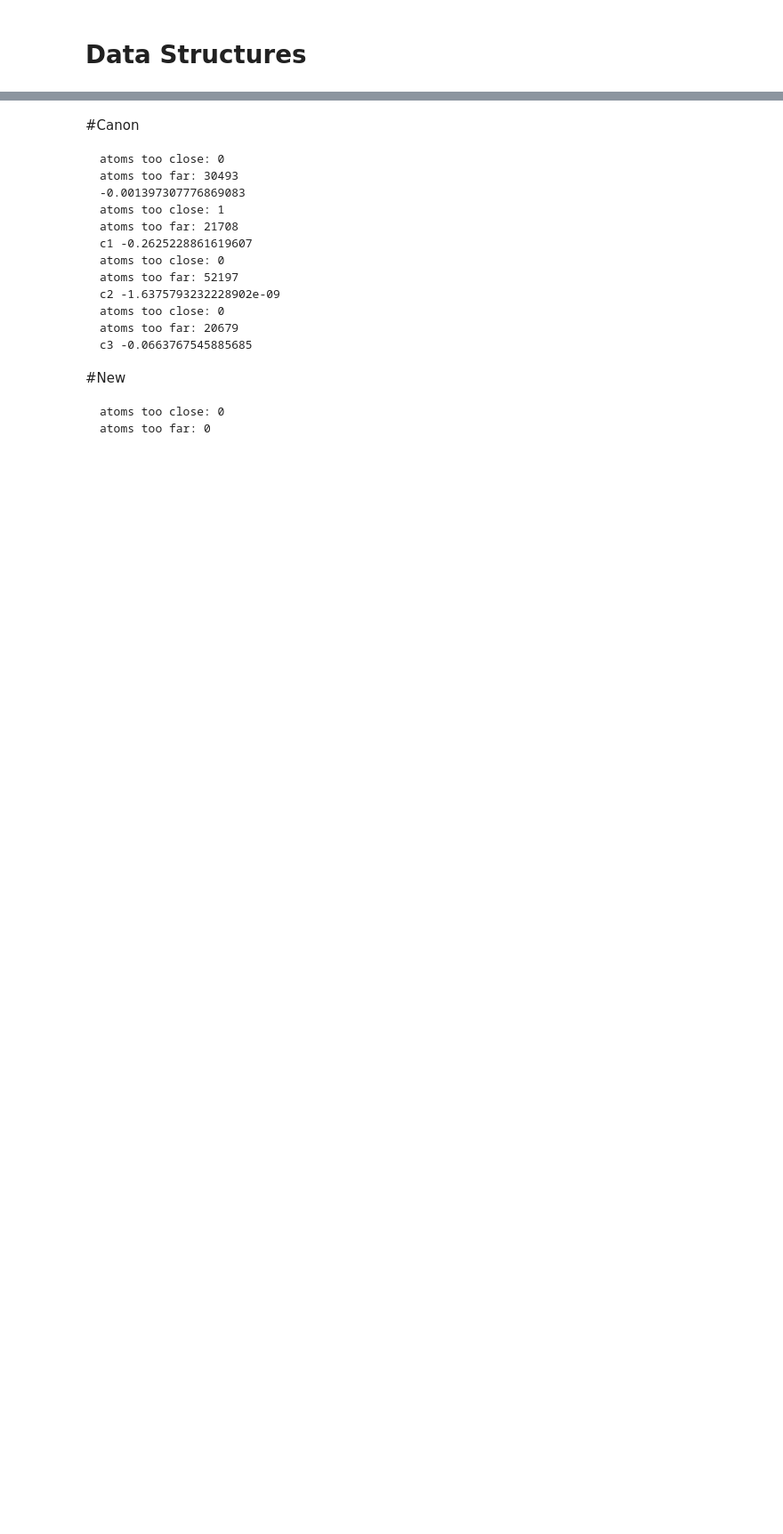
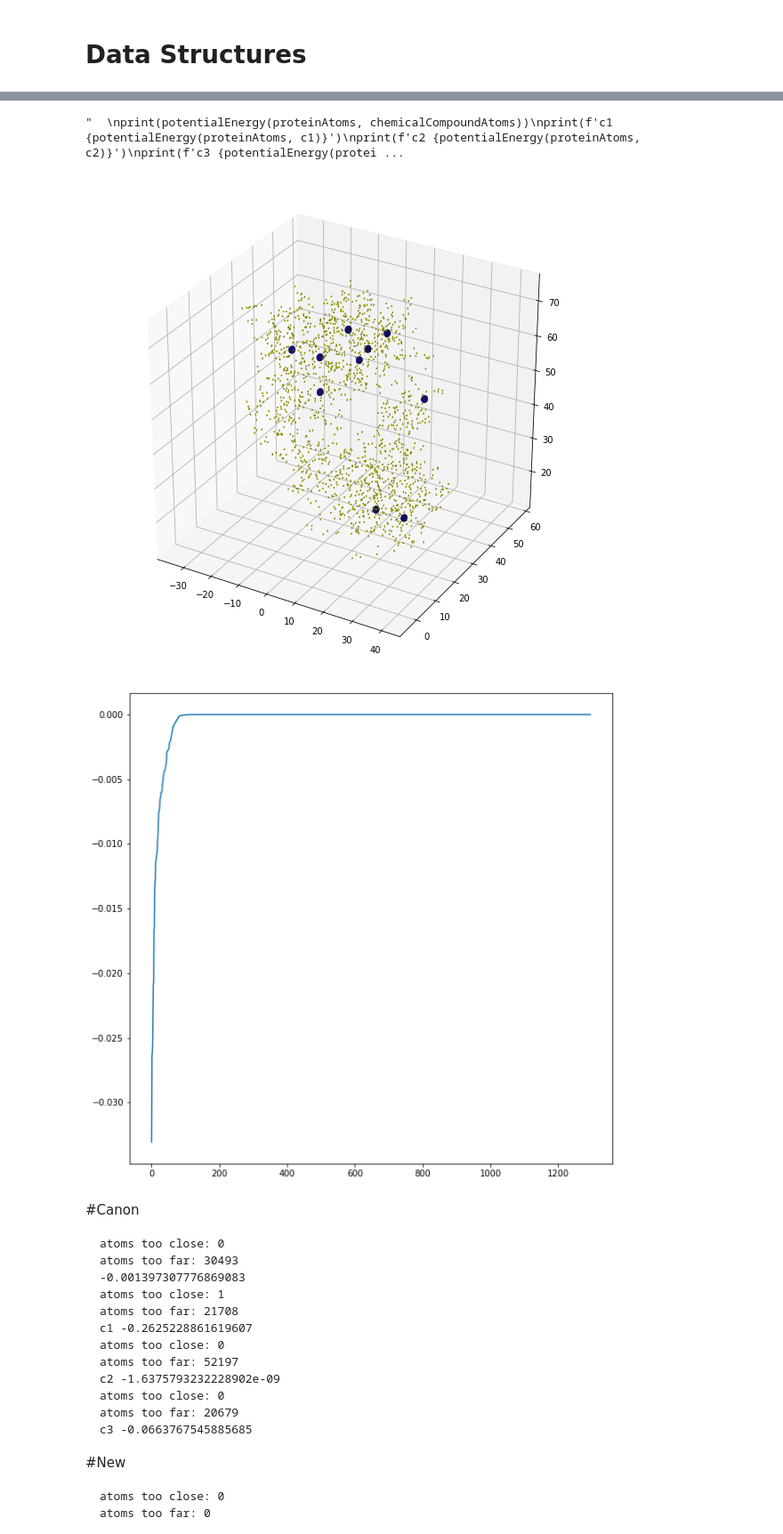
Before and after one commit to savpatpanda/protein, a Jupyter notebook: notebook.ipynb, the cells around one changed output, grey strips where cells are left out. Shown: that part at 89% size. Saved outputs shown, nothing was run; the diff lists cells and outputs as text; code cells hidden in the pictures; blank space fills up the shorter version.

````diff
--- a/notebook.ipynb
+++ b/notebook.ipynb
@@ -329,15 +329,15 @@ def heatmap(prot, chem, ax):
 
   points = []
   intensities = []
-  for i in range(-10, 51, 5):
-    for j in range(-10, 51, 5):
-      for k in range(-20, 11, 2):
+  for i in range(-10, 101, 10):
+    for j in range(-10, 101, 10):
+      for k in range(-70, 11, 10):
         energy = potentialEnergy(prot, translateAtoms(chem, (i, j, k)))
         intensities.append(energy)
         points.append(np.array(chemicalCompound.mean) + np.array([i,j,k]))
 
   top = sorted(list(zip(points, intensities)), key = lambda x: x[1])
-  top = top[:5]
+  top = top[:10]
   points, intz = zip(*top)
   print(points)
   print(intz)
@@ -362,3 +362,4 @@ print(f'c1 {potentialEnergy(proteinAtoms, c1)}')
 print(f'c2 {potentialEnergy(proteinAtoms, c2)}')
 print(f'c3 {potentialEnergy(proteinAtoms, c3)}')
 '''
+# %% [output]
@@ -365,3 +369,6 @@ print(f'c3 {potentialEnergy(proteinAtoms, c3)}')
+"  \nprint(potentialEnergy(proteinAtoms, chemicalCompoundAtoms))\nprint(f'c1 {potentialEnergy(proteinAtoms, c1)}')\nprint(f'c2 {potentialEnergy(proteinAtoms, c2)}')\nprint(f'c3 {potentialEnergy(protei ...
+[figure, added]
+[figure, added]
 # %% [markdown]
 #Canon
 ```
````
Also changed, not shown: parts of 2 cells of this notebook.
